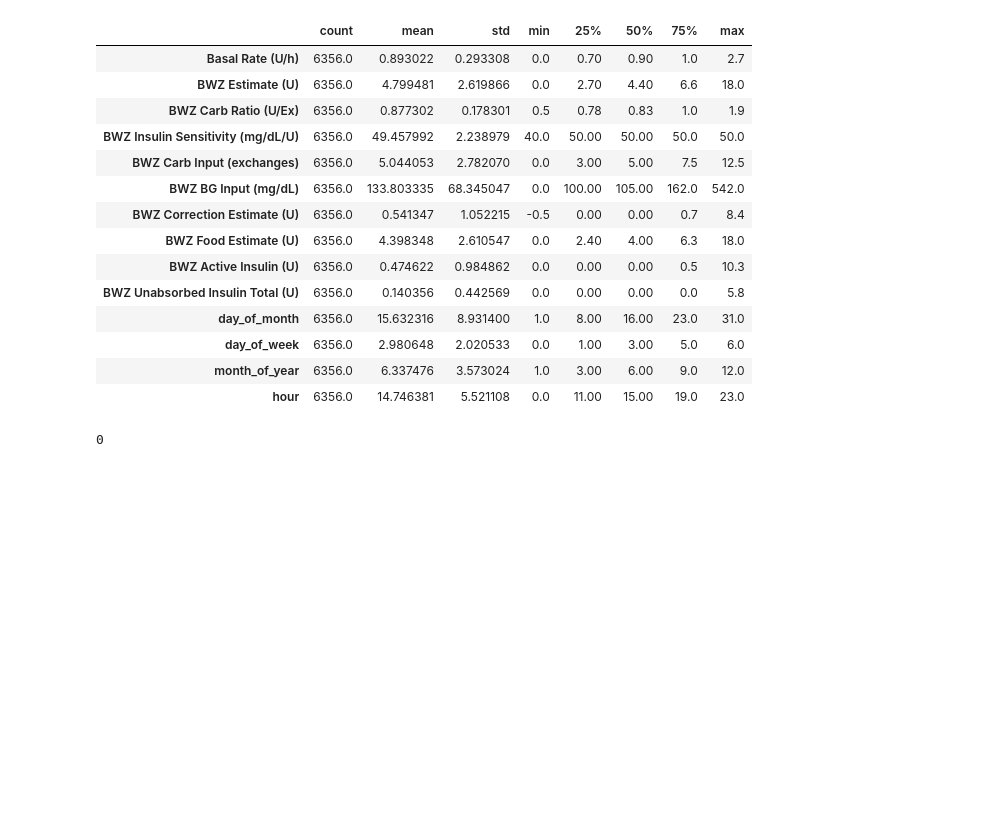
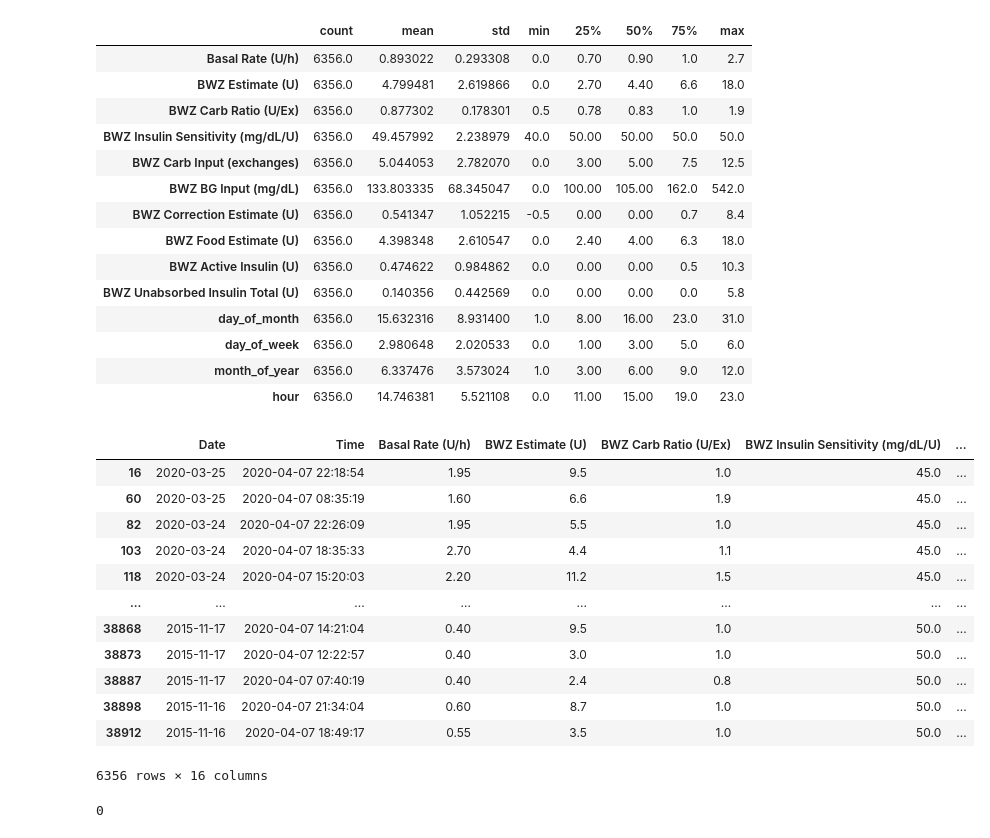
Before and after one commit to Emilioiron/Proyecto_final_Emilio, a Jupyter notebook: notebooks/visualización_y_analisis_datos.ipynb, the cells around one changed output. Drawn from its saved outputs; the diff is of its cells as text; code cells hidden in the pictures; blank space fills up the shorter version.

Commit message:
Data processed

```diff
--- a/notebooks/visualización_y_analisis_datos.ipynb
+++ b/notebooks/visualización_y_analisis_datos.ipynb
@@ -32,8 +32,8 @@ data_all_parameters
 | 38919 | 16/11/2015 | 15:16:55 | NaN | NaN | NaN | NaN | ... |
 72536 rows × 46 columns
 # %%
-data = data_all_parameters
-data.dtypes
+df = data_all_parameters
+df.dtypes
 # %% [output]
 Date                                    object
 Time                                    object
@@ -148,7 +148,7 @@ drop_columns = ['New Device Time', 'BG Reading (mg/dL)',\
                 'Network Device Disassociated Reason',\
                 'Network Device Disconnected Reason', 'Sensor Exception',\
                 'Preset Temp Basal Name']
-data_cols_goods = data.drop(drop_columns, axis=1)
+data_cols_goods = df.drop(drop_columns, axis=1)
 data_cols_goods
 # %% [output]
 |  | Date | Time | Basal Rate (U/h) | BWZ Estimate (U) | BWZ Carb Ratio (U/Ex) | BWZ Insulin Sensitivity (mg/dL/U) | ... |
@@ -297,6 +293,25 @@ data_without_nulls.describe().T
 | day_of_week | 6356.0 | 2.980648 | 2.020533 | 0.0 | 1.00 | 3.00 | 5.0 | 6.0 |
 | month_of_year | 6356.0 | 6.337476 | 3.573024 | 1.0 | 3.00 | 6.00 | 9.0 | 12.0 |
 | hour | 6356.0 | 14.746381 | 5.521108 | 0.0 | 11.00 | 15.00 | 19.0 | 23.0 |
+# %%
+# Se eliminan las filas duplicadas
+
+data_without_duplicates = data_without_nulls.drop_duplicates()
+data_without_duplicates
+# %% [output]
+|  | Date | Time | Basal Rate (U/h) | BWZ Estimate (U) | BWZ Carb Ratio (U/Ex) | BWZ Insulin Sensitivity (mg/dL/U) | ... |
+| 16 | 2020-03-25 | 2020-04-07 22:18:54 | 1.95 | 9.5 | 1.0 | 45.0 | ... |
+| 60 | 2020-03-25 | 2020-04-07 08:35:19 | 1.60 | 6.6 | 1.9 | 45.0 | ... |
+| 82 | 2020-03-24 | 2020-04-07 22:26:09 | 1.95 | 5.5 | 1.0 | 45.0 | ... |
+| 103 | 2020-03-24 | 2020-04-07 18:35:33 | 2.70 | 4.4 | 1.1 | 45.0 | ... |
+| 118 | 2020-03-24 | 2020-04-07 15:20:03 | 2.20 | 11.2 | 1.5 | 45.0 | ... |
+| ... | ... | ... | ... | ... | ... | ... | ... |
+| 38868 | 2015-11-17 | 2020-04-07 14:21:04 | 0.40 | 9.5 | 1.0 | 50.0 | ... |
+| 38873 | 2015-11-17 | 2020-04-07 12:22:57 | 0.40 | 3.0 | 1.0 | 50.0 | ... |
+| 38887 | 2015-11-17 | 2020-04-07 07:40:19 | 0.40 | 2.4 | 0.8 | 50.0 | ... |
+| 38898 | 2015-11-16 | 2020-04-07 21:34:04 | 0.60 | 8.7 | 1.0 | 50.0 | ... |
+| 38912 | 2015-11-16 | 2020-04-07 18:49:17 | 0.55 | 3.5 | 1.0 | 50.0 | ... |
+6356 rows × 16 columns
 # %%
 # Se cuenta el número de duplicados
 data_without_nulls.duplicated().sum()
```
Also changed, not shown: parts of 12 cells of this notebook, 4 other files.
